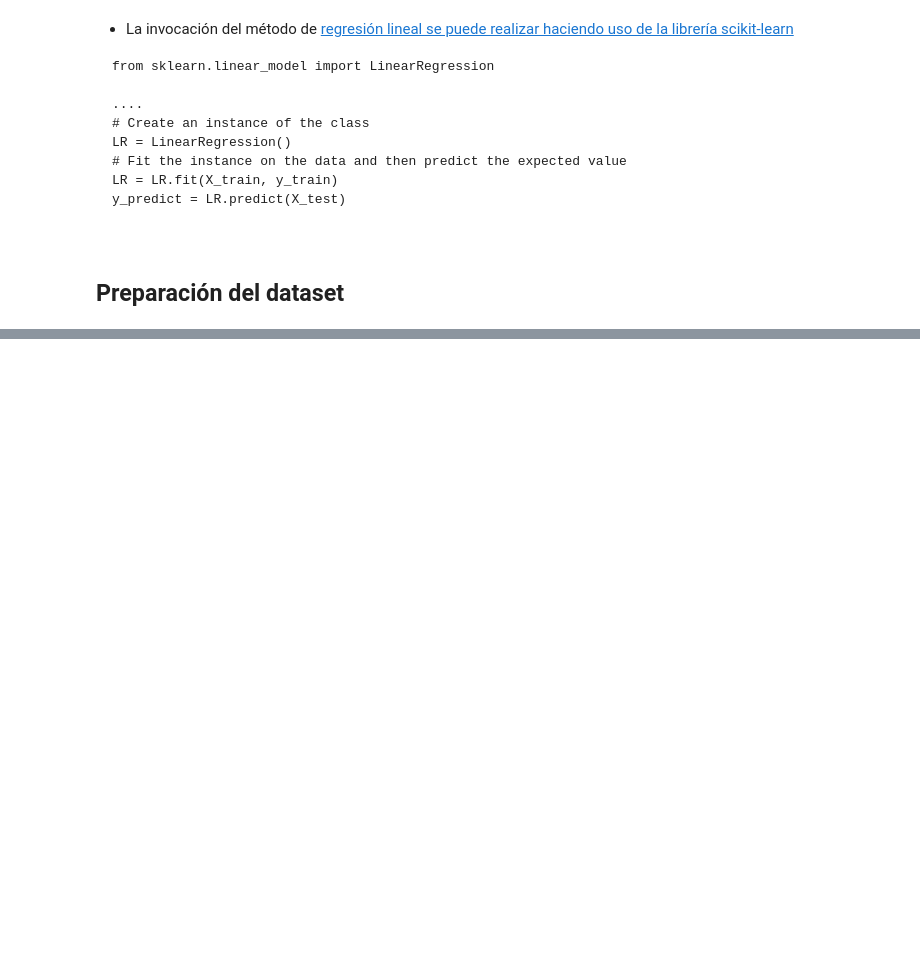
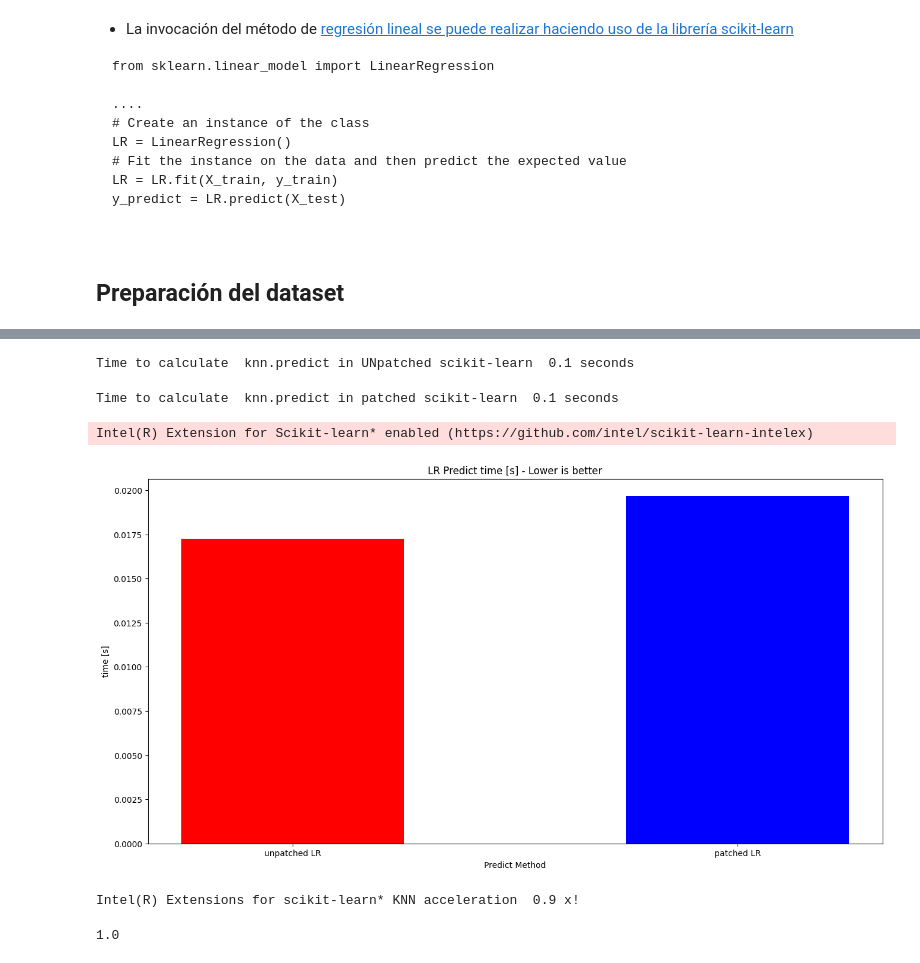
Before and after one commit to vicente-gonzalez-ruiz/oneAPI_ML_Jul23, a Jupyter notebook: Jupyter-codes/ML_ejercicio.ipynb, the cells around one changed output, grey strips where cells are left out. Saved outputs shown, nothing was run; the diff lists cells and outputs as text; code cells hidden in the pictures; blank space fills up the shorter version.

Commit message:
Lab ML con sklearn

```diff
--- a/Jupyter-codes/ML_ejercicio.ipynb
+++ b/Jupyter-codes/ML_ejercicio.ipynb
@@ -64,24 +85,77 @@ x_train, x_test, y_train, y_test = train_test_split(x, y, test_size=0.2, random_
 # %%
-from sklearn.linear_model import LinearRegression
+from sklearn.linear_model import LogisticRegression
 import time
+
+
+#########################################
+#
+# Insert unpatch code here
+from sklearnex import unpatch_sklearn
+unpatch_sklearn()
+#
+#########################################
 
 start_time = time.time()
 # Create an instance of the class
-LR = LinearRegression()
+LR = LogisticRegression()
 # Fit the instance on the data and then predict the expected value
 LR = LR.fit(x_train, y_train)
 y_predict = LR.predict(x_test)
-UNpatched_time = time.time() - start_time
+unpatched_time = time.time() - start_time
 print("Time to calculate \033[1m knn.predict in UNpatched scikit-learn {:4.1f}\033[0m seconds".format(UNpatched_time))
+# %% [output]
+Time to calculate  knn.predict in UNpatched scikit-learn  0.1 seconds
 # %%
-from sklearn.neighbors import KNeighborsClassifier
+from sklearn.linear_model import LogisticRegression
 import time
+
+
+#########################################
+#
+# Insert unpatch code here
+from sklearnex import patch_sklearn
+patch_sklearn()
+#
+#########################################
 
 start_time = time.time()
 # Create an instance of the class
-KNN = KNeighborsClassifier(n_neighbors=3, n_jobs=-1)
+LR = LogisticRegression()
 # Fit the instance on the data and then predict the expected value
-KNN = KNN.fit(x_train, y_train)
-y_predict = KNN.predict(x_test)
-UNpatched_time = time.time() - start_time
-print("Time to calculate \033[1m knn.predict in UNpatched scikit-learn {:4.1f}\033[0m seconds".format(UNpatched_time))
+LR = LR.fit(x_train, y_train)
+y_predict = LR.predict(x_test)
+patched_time = time.time() - start_time
+print("Time to calculate \033[1m knn.predict in patched scikit-learn {:4.1f}\033[0m seconds".format(UNpatched_time))
+# %% [output]
+Time to calculate  knn.predict in patched scikit-learn  0.1 seconds
+Intel(R) Extension for Scikit-learn* enabled (https://github.com/intel/scikit-learn-intelex)
+# %%
+%matplotlib inline
+import matplotlib.pyplot as plt
+
+left = [1,2]
+pred_times = [unpatched_time, patched_time]
+tick_label = ['unpatched LR', 'patched LR']
+plt.figure(figsize = (16,8))
+plt.bar(left, pred_times, tick_label = tick_label, width = 0.5, color = ['red', 'blue'])
+plt.xlabel('Predict Method'); plt.ylabel('time [s]'); plt.title('LR Predict time [s] - Lower is better')
+plt.show()
+
+print('Intel(R) Extensions for scikit-learn* \033[1mKNN acceleration {:4.1f} x!\033[0m'.format( unpatched_time/patched_time))
+# %% [output]
+[figure, added]
+Intel(R) Extensions for scikit-learn* KNN acceleration  0.9 x!
+# %%
+from sklearn.datasets import load_iris
+from sklearn.linear_model import LogisticRegression
+X, y = load_iris(return_X_y=True)
+
+
+x_train, x_test, y_train, y_test = train_test_split(X, y, test_size=0.2, random_state=72)
+
+LR = LogisticRegression()
+LR.fit(x_train, y_train)
+y_predict = LR.predict(x_test)
+LR.score(x_test, y_predict)
+# %% [output]
+1.0
```
Also changed, not shown: parts of 4 cells of this notebook, 7 other files.
